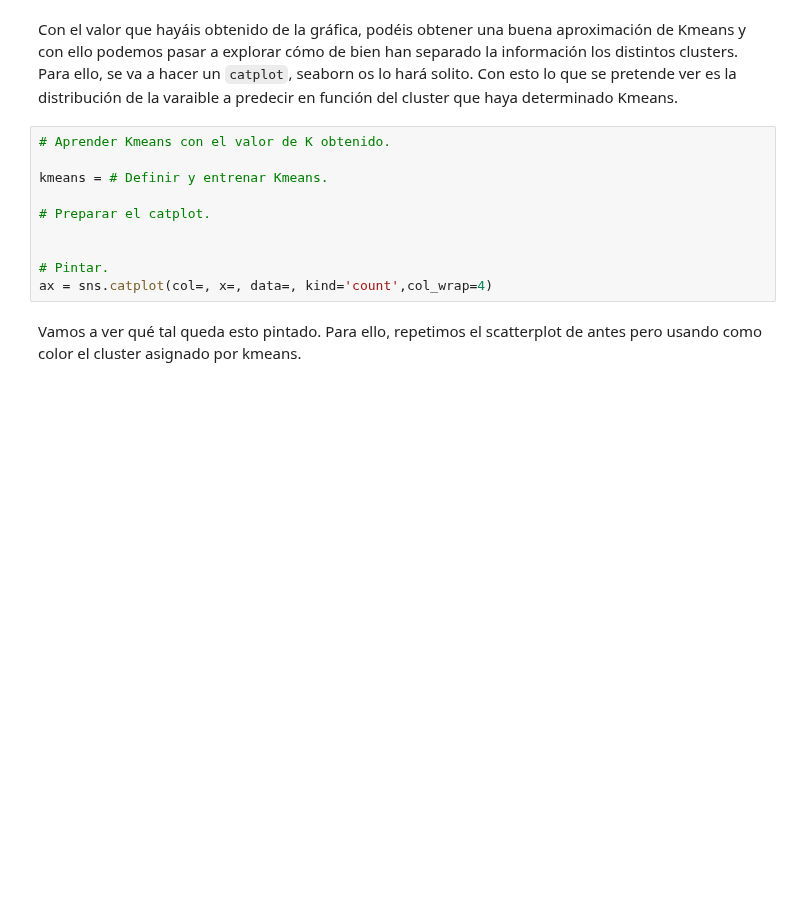
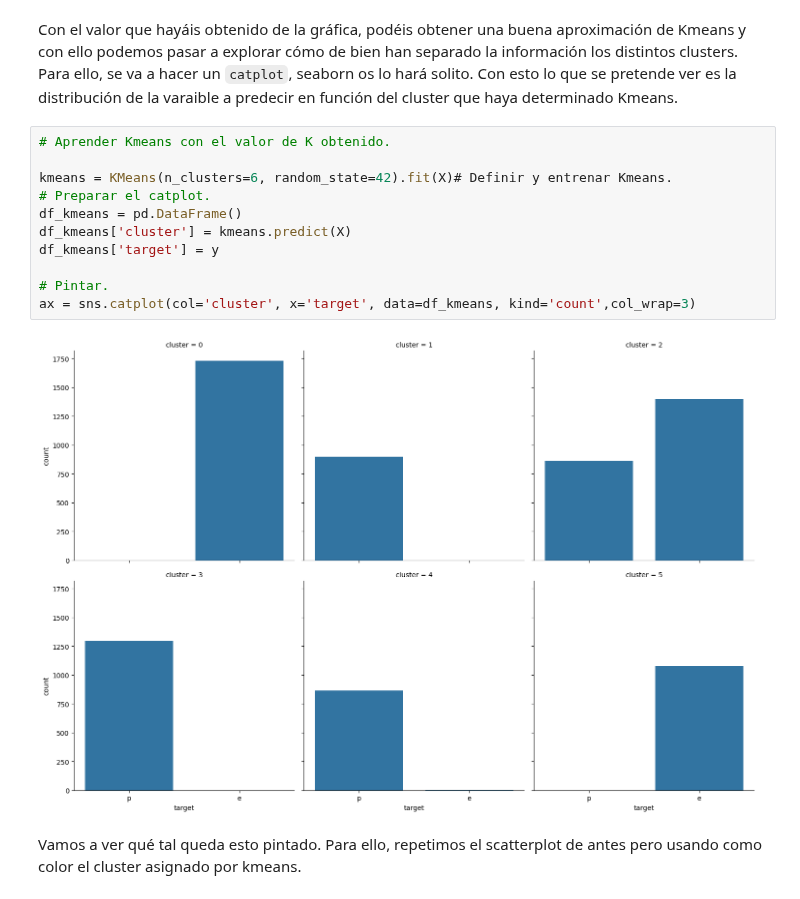
Before and after one commit to xtorres10/ml_ul_pca, a Jupyter notebook: S4_Clustering_PCA.ipynb, the cells around one changed output. Saved outputs shown, nothing was run; the diff lists cells and outputs as text; blank space fills up the shorter version.

```diff
--- a/S4_Clustering_PCA.ipynb
+++ b/S4_Clustering_PCA.ipynb
@@ -409,13 +416,16 @@ Con el valor que hayáis obtenido de la gráfica, podéis obtener una buena apro
 # %%
 # Aprender Kmeans con el valor de K obtenido.
 
-kmeans = # Definir y entrenar Kmeans.
-
+kmeans = KMeans(n_clusters=6, random_state=42).fit(X)# Definir y entrenar Kmeans.
 # Preparar el catplot.
-
+df_kmeans = pd.DataFrame()
+df_kmeans['cluster'] = kmeans.predict(X)
+df_kmeans['target'] = y
 
 # Pintar.
-ax = sns.catplot(col=, x=, data=, kind='count',col_wrap=4)
+ax = sns.catplot(col='cluster', x='target', data=df_kmeans, kind='count',col_wrap=3)
+# %% [output]
+[figure, added]
 # %% [markdown]
 Vamos a ver qué tal queda esto pintado. Para ello, repetimos el scatterplot de antes pero usando como color el cluster asignado por kmeans.
 # %%
```
Also changed, not shown: parts of 5 cells of this notebook.
